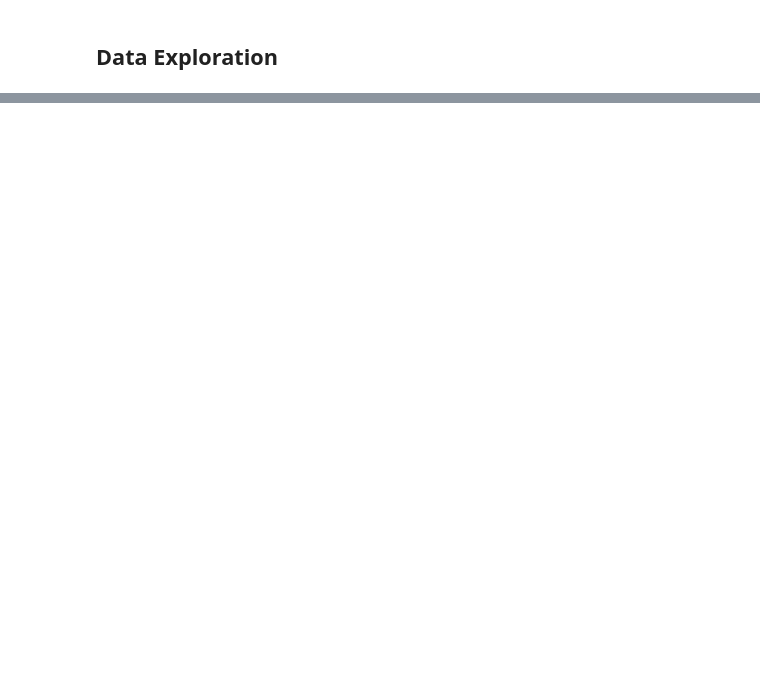
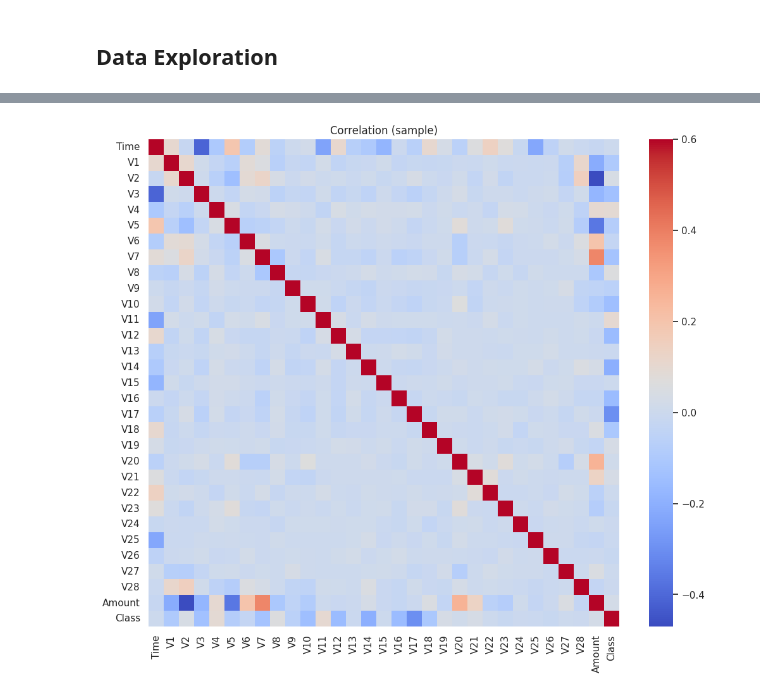
Before and after one commit to o-izima/credit-card-fraud-detection, a Jupyter notebook: creditcard_fraud_detection.ipynb, the cells around one changed output, grey strips where cells are left out. Drawn from its saved outputs; the diff is of its cells as text; code cells hidden in the pictures; blank space fills up the shorter version.

```diff
--- a/creditcard_fraud_detection.ipynb
+++ b/creditcard_fraud_detection.ipynb
@@ -23,0 +157,9 @@ sns.set(style='whitegrid')
+# %%
+# Correlation heatmap (small sample to speed up)
+sample = df.sample(n=10000, random_state=42)
+plt.figure(figsize=(12,10))
+sns.heatmap(sample.corr(), vmax=0.6, cmap='coolwarm')
+plt.title('Correlation (sample)')
+plt.show()
+# %% [output]
+[figure, added]
```
Also changed, not shown: parts of 66 cells of this notebook, 5 other files.
